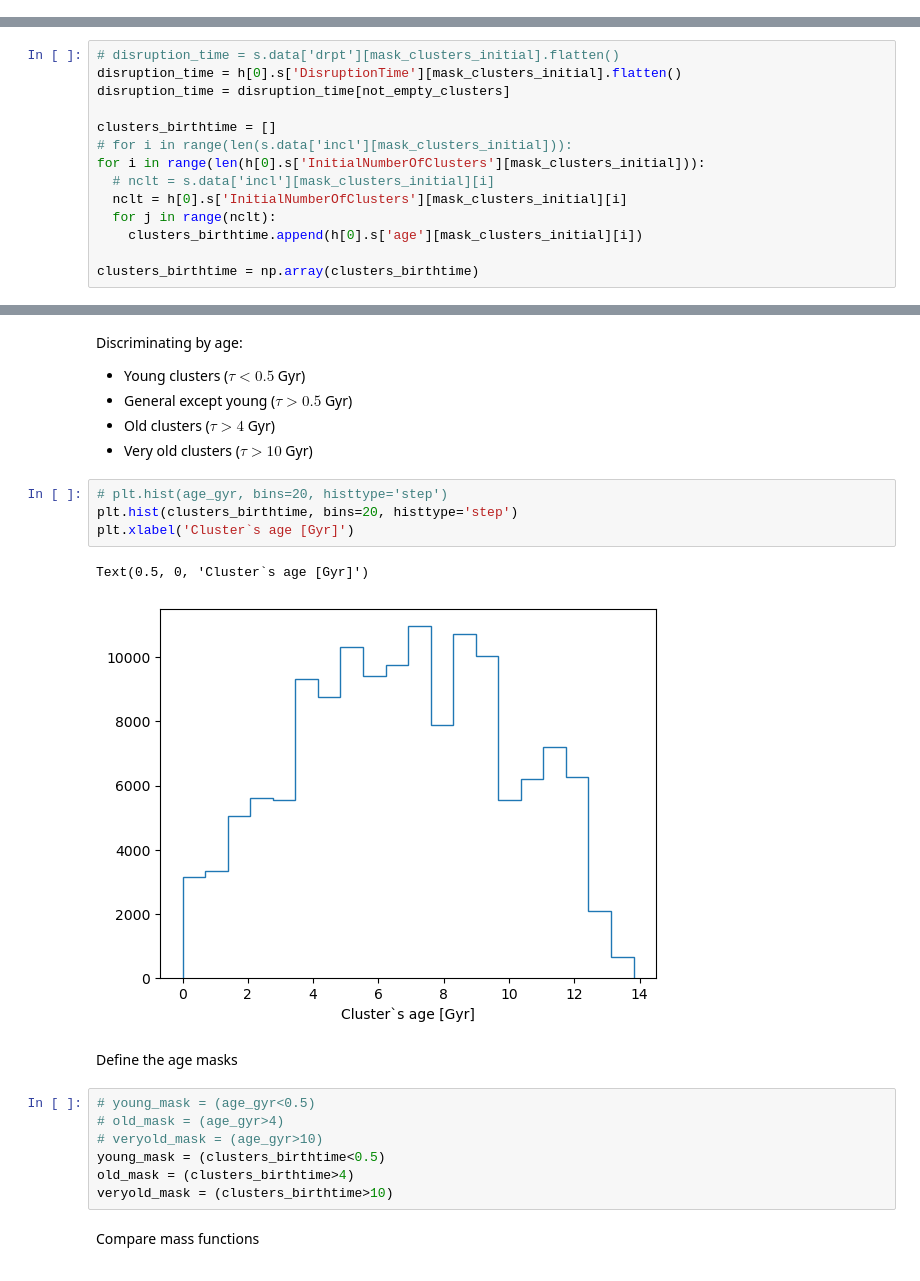
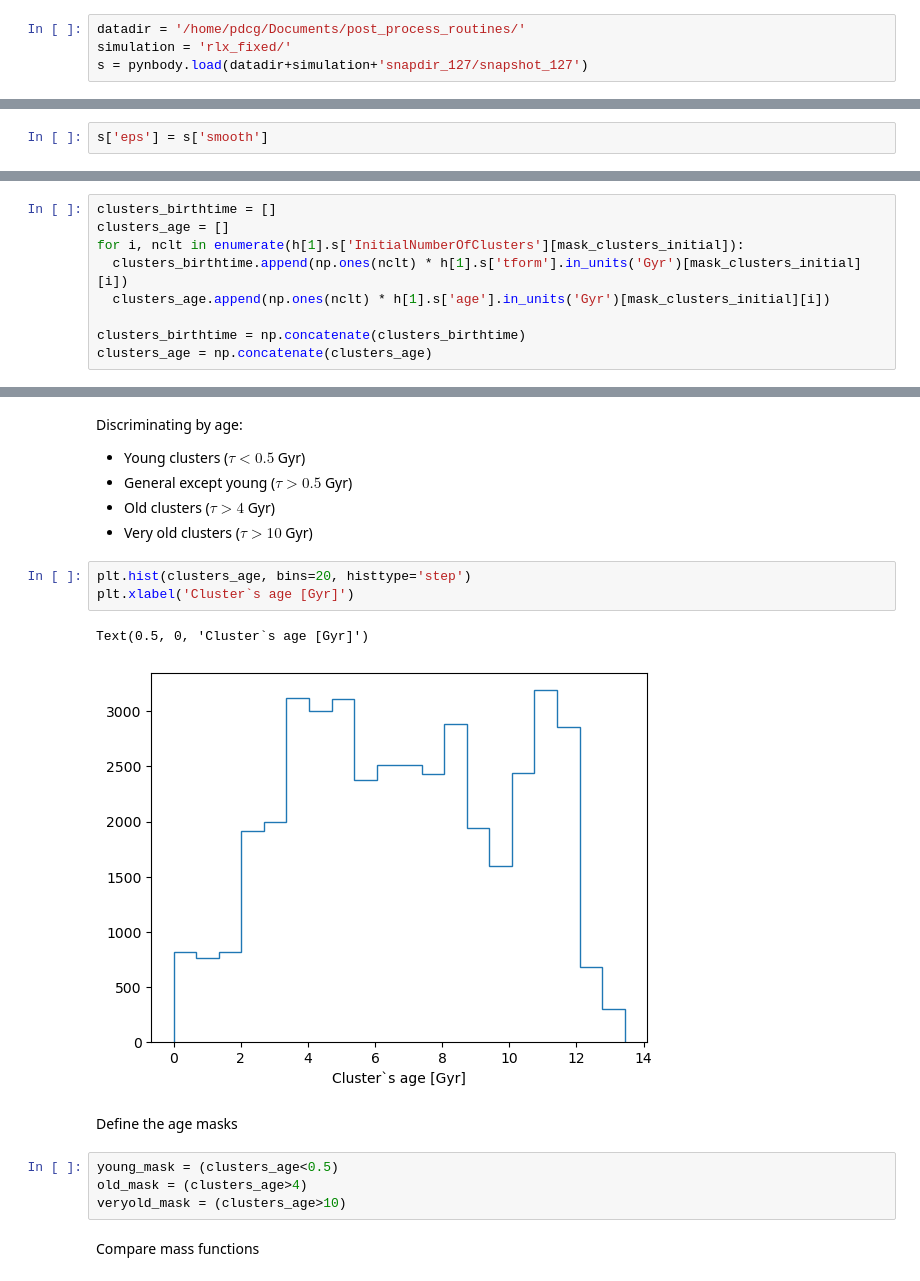
Before and after one commit to pablocoque/post_process_routines, a Jupyter notebook: mass_functions_compare.ipynb, the cells around one changed output, grey strips where cells are left out. Cells and saved outputs as stored; diff of their text form.

```diff
--- a/mass_functions_compare.ipynb
+++ b/mass_functions_compare.ipynb
@@ -20,3 +13,7 @@ s = pynbody.load(datadir+simulation+'snapdir_127/snapshot_127')
+# %%
+datadir = '/home/pdcg/Documents/post_process_routines/'
+simulation = 'rlx_fixed/'
+s = pynbody.load(datadir+simulation+'snapdir_127/snapshot_127')
 # %% [markdown]
 ### Perform initial data analysis and units conversion
 First center and rotate main galaxy
@@ -28,5 +21,7 @@ First center and rotate main galaxy
 s.properties['Redshift']
 # %% [output]
 2.220446049250313e-16
+# %%
+s['eps'] = s['smooth']
 # %%
 h = s.halos()
@@ -80,16 +92,11 @@ Maximum present-day mass 5.05e+07 Msun
 # %% [markdown]
 Now, let's retrieve the birthtime, disruption time and age of the clusters. The time of birth of clusters is the one of its parent particle. Therefore, it is needed to expand this array for each cluster of every star with clusters. Additionally, surviving clusters are given a disruption time in the future.
-# %%
-# disruption_time = s.data['drpt'][mask_clusters_initial].flatten()
-disruption_time = h[0].s['DisruptionTime'][mask_clusters_initial].flatten()
-disruption_time = disruption_time[not_empty_clusters]
-
-clusters_birthtime = []
-# for i in range(len(s.data['incl'][mask_clusters_initial])):
-for i in range(len(h[0].s['InitialNumberOfClusters'][mask_clusters_initial])):
-  # nclt = s.data['incl'][mask_clusters_initial][i]
-  nclt = h[0].s['InitialNumberOfClusters'][mask_clusters_initial][i]
-  for j in range(nclt):
-    clusters_birthtime.append(h[0].s['age'][mask_clusters_initial][i])
-
-clusters_birthtime = np.array(clusters_birthtime)
+# %%
+clusters_birthtime = []
+clusters_age = []
+for i, nclt in enumerate(h[1].s['InitialNumberOfClusters'][mask_clusters_initial]):
+  clusters_birthtime.append(np.ones(nclt) * h[1].s['tform'].in_units('Gyr')[mask_clusters_initial][i])
+  clusters_age.append(np.ones(nclt) * h[1].s['age'].in_units('Gyr')[mask_clusters_initial][i])
+
+clusters_birthtime = np.concatenate(clusters_birthtime)
+clusters_age = np.concatenate(clusters_age)
@@ -178,21 +187,17 @@ Discriminating by age:
 - Old clusters ($\tau > 4$ Gyr)
 - Very old clusters ($\tau > 10$ Gyr)
 # %%
-# plt.hist(age_gyr, bins=20, histtype='step')
-plt.hist(clusters_birthtime, bins=20, histtype='step')
+plt.hist(clusters_age, bins=20, histtype='step')
 plt.xlabel('Cluster`s age [Gyr]')
 # %% [output]
 Text(0.5, 0, 'Cluster`s age [Gyr]')
-[figure, old version]
+[figure, new version]
 # %% [markdown]
 Define the age masks
-# %%
-# young_mask = (age_gyr<0.5)
-# old_mask = (age_gyr>4)
-# veryold_mask = (age_gyr>10)
-young_mask = (clusters_birthtime<0.5)
-old_mask = (clusters_birthtime>4)
-veryold_mask = (clusters_birthtime>10)
+# %%
+young_mask = (clusters_age<0.5)
+old_mask = (clusters_age>4)
+veryold_mask = (clusters_age>10)
 # %% [markdown]
 Compare mass functions
 # %%
```
Also changed, not shown: parts of 32 cells of this notebook, 4 other files.
